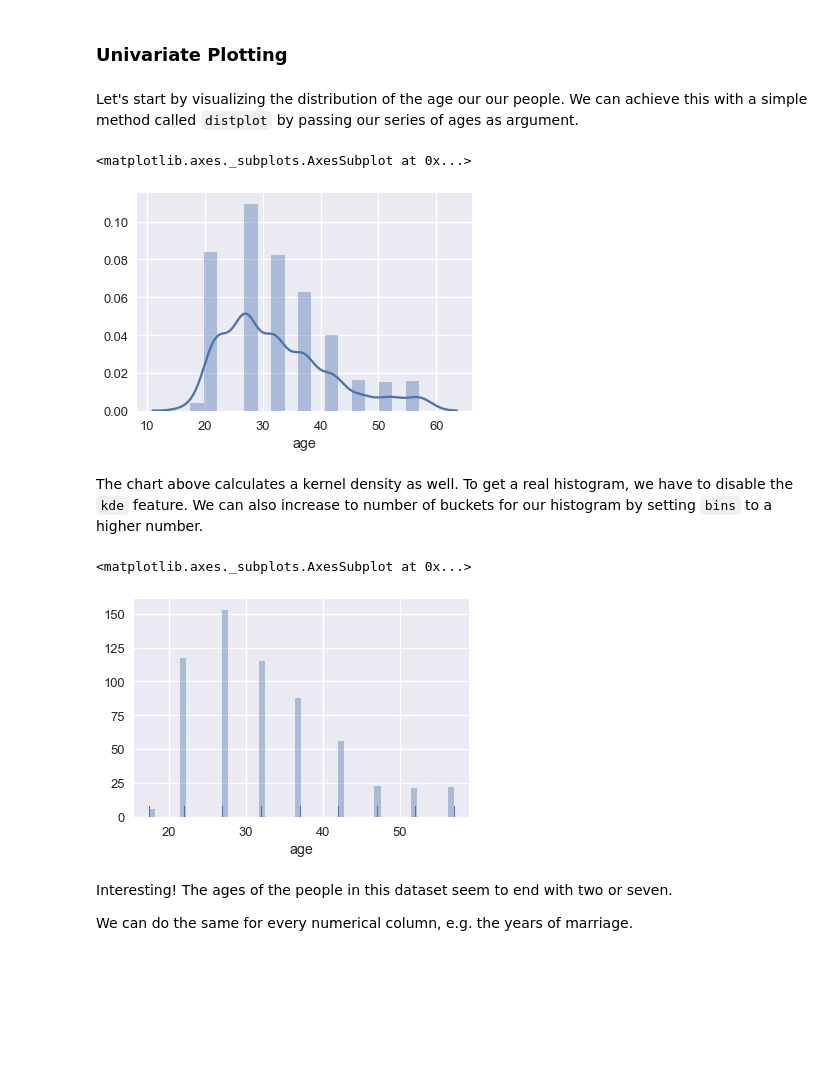
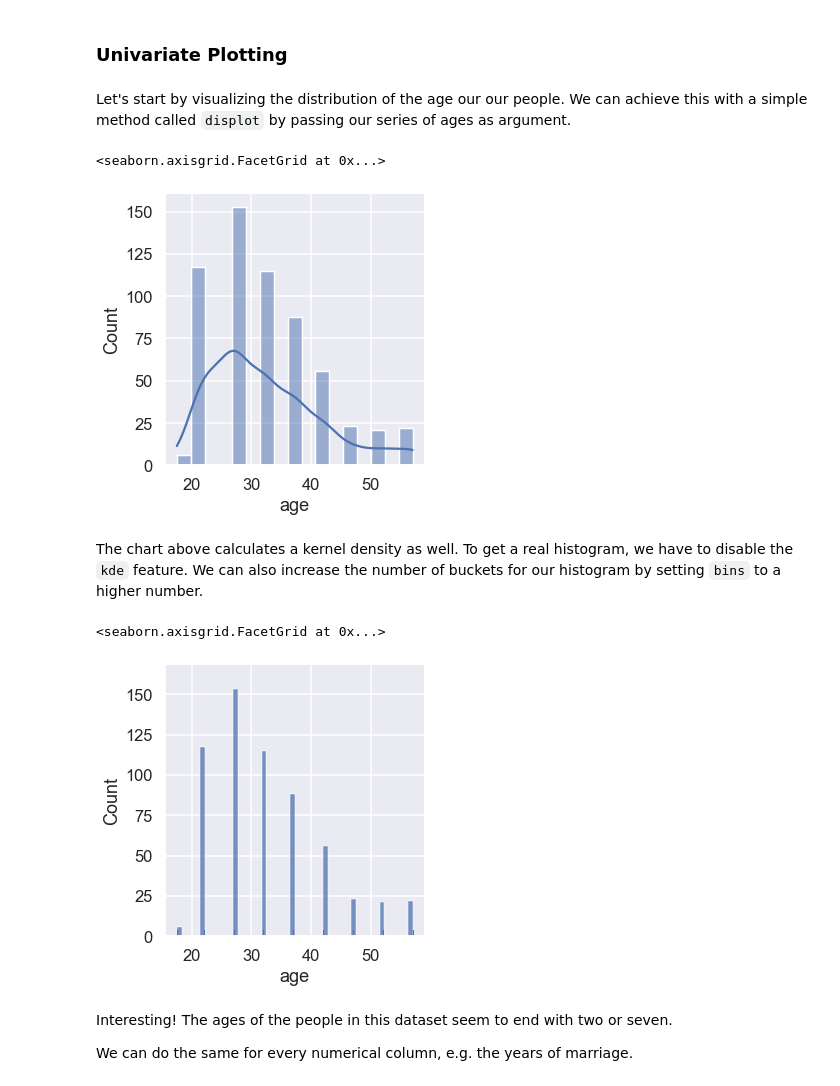
Before and after one commit to MartinSeeler/python-data-exploration, a Jupyter notebook: Exploring Datasets.ipynb, the cells around one changed output. Cells and saved outputs as stored; diff of their text form; code cells hidden in the pictures; blank space fills up the shorter version.

```diff
--- a/Exploring Datasets.ipynb
+++ b/Exploring Datasets.ipynb
@@ -186,19 +190,19 @@ Seaborn together with Pandas makes it pretty easy to create charts to analyze ou
 # %% [markdown]
 ### Univariate Plotting
 # %% [markdown]
-Let's start by visualizing the distribution of the age our our people. We can achieve this with a simple method called `distplot` by passing our series of ages as argument.
+Let's start by visualizing the distribution of the age our our people. We can achieve this with a simple method called `displot` by passing our series of ages as argument.
 # %%
-sns.distplot(affairs['age'])
+sns.displot(affairs['age'], kde=True)
 # %% [output]
-<matplotlib.axes._subplots.AxesSubplot at 0x...>
+<seaborn.axisgrid.FacetGrid at 0x...>
-[figure, old version]
+[figure, new version]
 # %% [markdown]
-The chart above calculates a kernel density as well. To get a real histogram, we have to disable the `kde` feature. We can also increase to number of buckets for our histogram by setting `bins` to a higher number.
+The chart above calculates a kernel density as well. To get a real histogram, we have to disable the `kde` feature. We can also increase the number of buckets for our histogram by setting `bins` to a higher number.
 # %%
-sns.distplot(affairs['age'], bins=50, rug=True, kde=False)
+sns.displot(x=affairs['age'], bins=50, rug=True, kde=False)
 # %% [output]
-<matplotlib.axes._subplots.AxesSubplot at 0x...>
+<seaborn.axisgrid.FacetGrid at 0x...>
-[figure, old version]
+[figure, new version]
 # %% [markdown]
 Interesting! The ages of the people in this dataset seem to end with two or seven.
 
```
Also changed, not shown: parts of 12 cells of this notebook.
